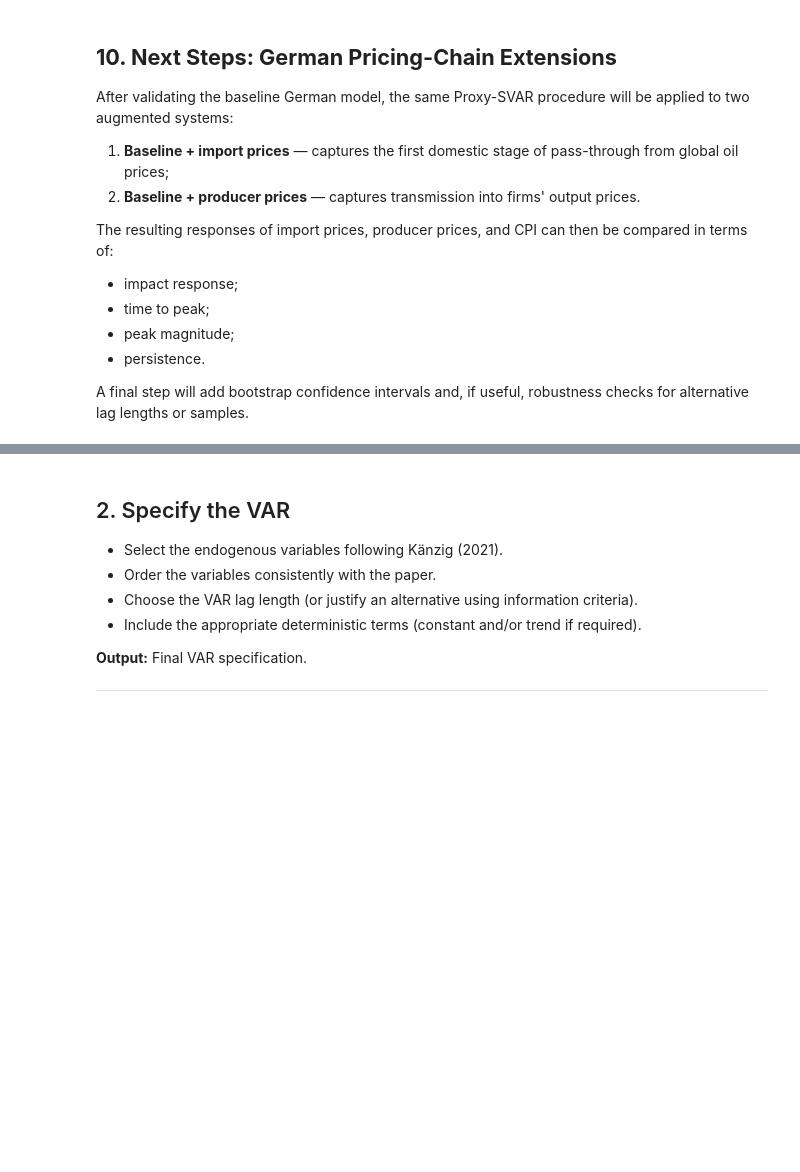
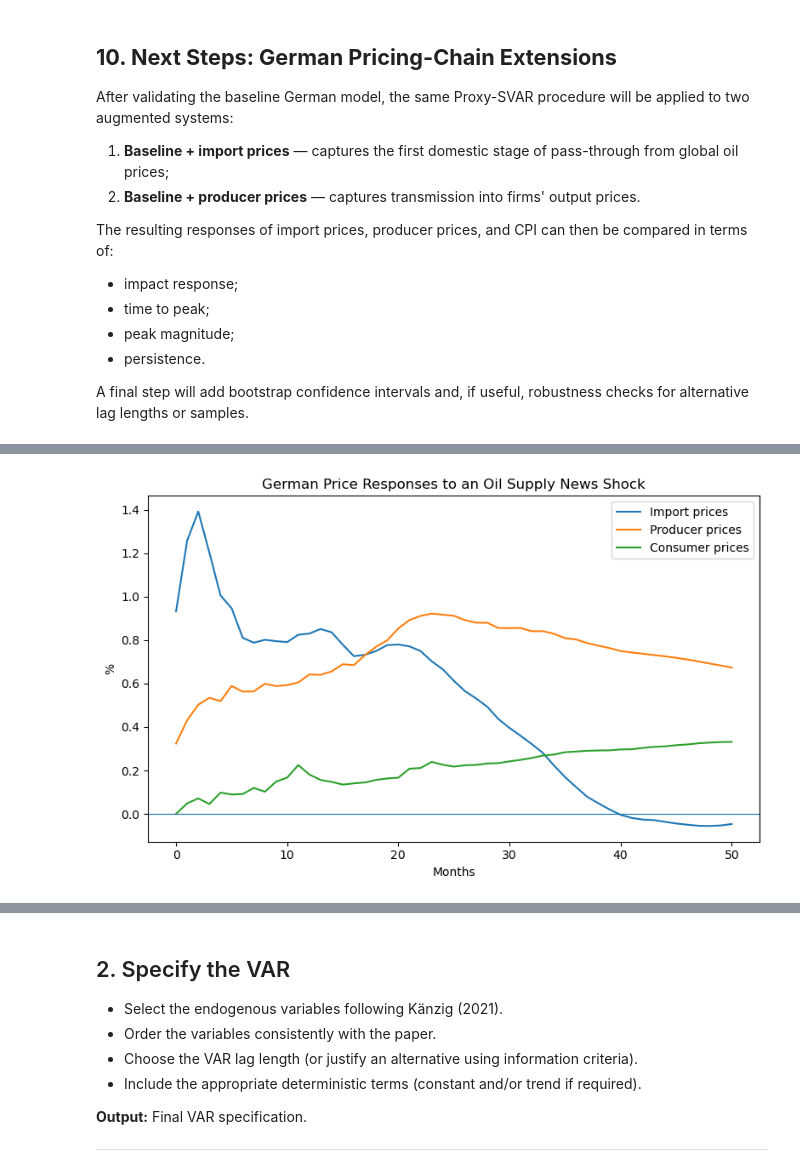
Before and after one commit to sedovanastasiia/macro_II_project, a Jupyter notebook: Yashna's Code/Code_Instrument_Replication.ipynb, the cells around one changed output, grey strips where cells are left out. Saved outputs shown, nothing was run; the diff lists cells and outputs as text; code cells hidden in the pictures; blank space fills up the shorter version.

```diff
--- a/Yashna's Code/Code_Instrument_Replication.ipynb
+++ b/Yashna's Code/Code_Instrument_Replication.ipynb
@@ -2437,0 +2988,35 @@ A final step will add bootstrap confidence intervals and, if useful, robustness
+# %%
+fig, ax = plt.subplots(figsize=(8, 5))
+
+ax.plot(
+    irf_import["horizon"],
+    irf_import["import_price_de"],
+    label="Import prices"
+)
+
+ax.plot(
+    irf_ppi["horizon"],
+    irf_ppi["ppi_de"],
+    label="Producer prices"
+)
+
+ax.plot(
+    irf_baseline["horizon"],
+    irf_baseline["cpi_de"],
+    label="Consumer prices"
+)
+
+ax.axhline(0, linewidth=0.8)
+
+ax.set_xlabel("Months")
+ax.set_ylabel("%")
+ax.set_title(
+    "German Price Responses to an Oil Supply News Shock"
+)
+
+ax.legend()
+
+plt.tight_layout()
+plt.show()
+# %% [output]
+[figure, added]
```
Also changed, not shown: parts of 20 cells of this notebook, 1 other file.
